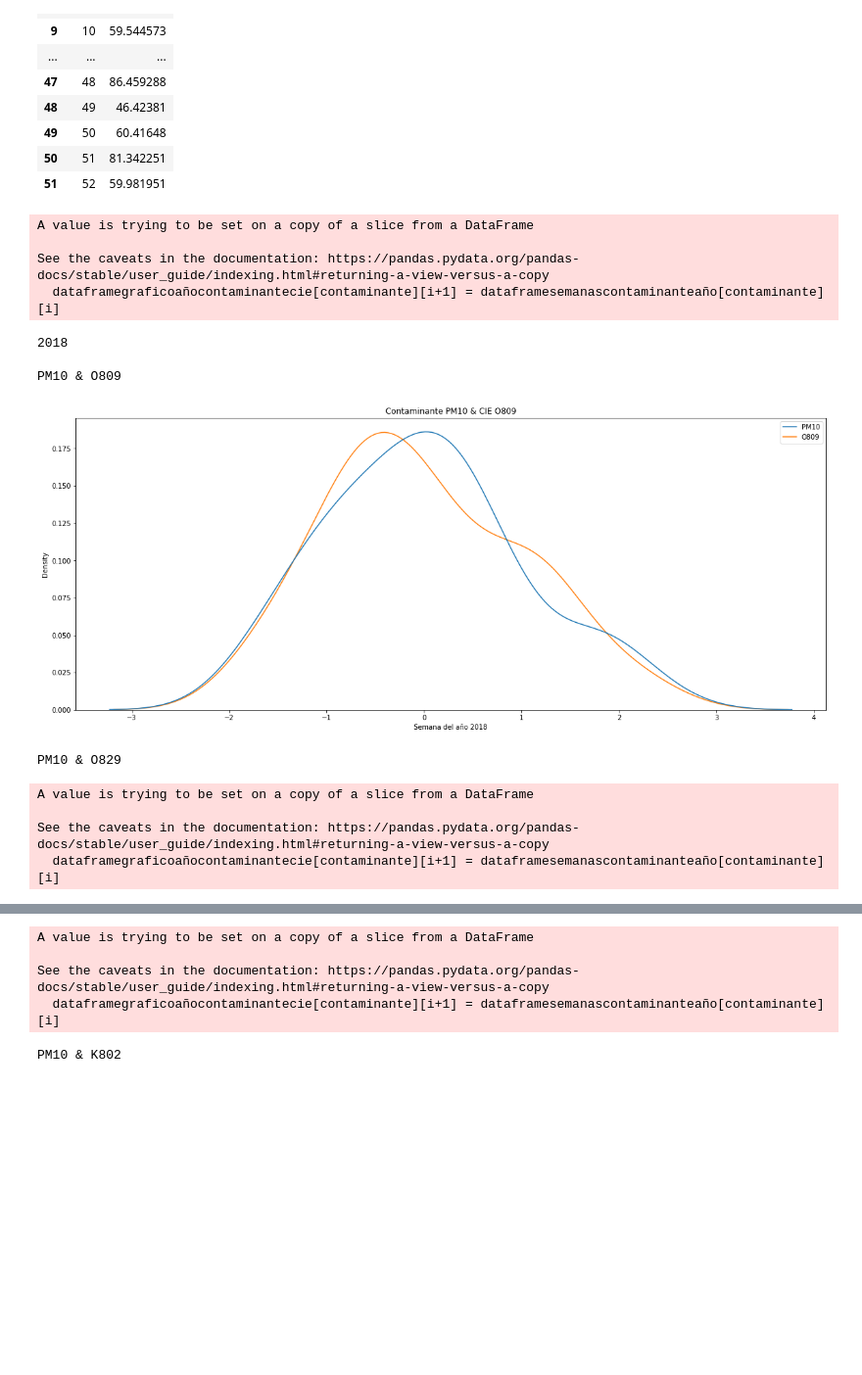
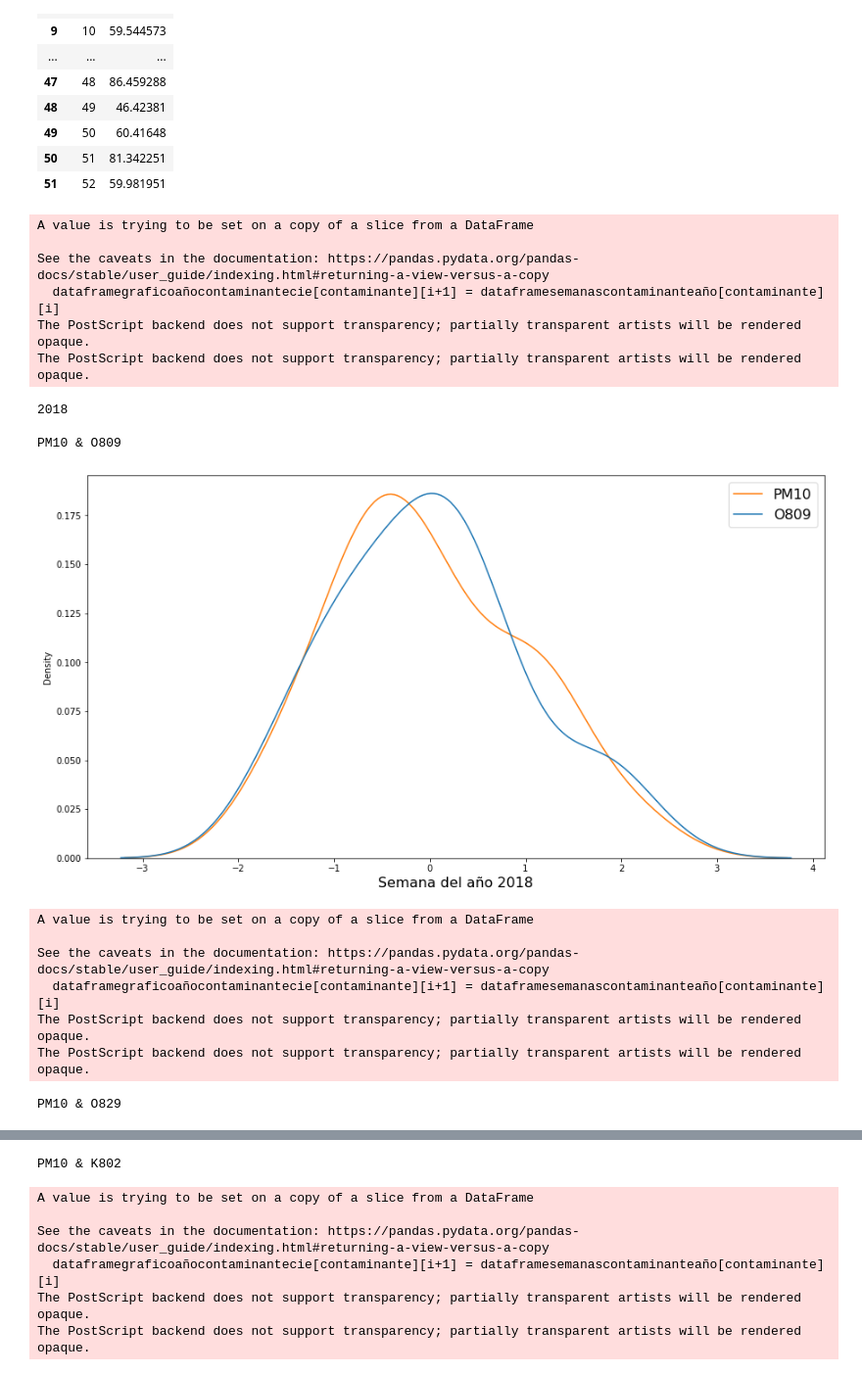
Before and after one commit to selenebpradop/relaciones-contaminantes-salud, a Jupyter notebook: Jupyter/series_PM10_egresos.ipynb, the cells around one changed output, grey strips where cells are left out. Shown at 98% size. Drawn from its saved outputs; the diff is of its cells as text; code cells hidden in the pictures; blank space fills up the shorter version.

```diff
--- a/Jupyter/series_PM10_egresos.ipynb
+++ b/Jupyter/series_PM10_egresos.ipynb
@@ -296,11 +296,13 @@ for name in diagnosticosaño.index:
             col_names = [contaminante, nameg]
         df_s = s_scaler.fit_transform(dataframegraficoañocontaminantecie)
         df_s = pd.DataFrame(df_s, columns=col_names)
-        fig, ax = plt.subplots(ncols=1, figsize=(20, 8))
+        fig, ax = plt.subplots(ncols=1, figsize=(15, 8))
         print('\n' + col_names[0] + ' & ' + col_names[1])
-        ax.set_title('Contaminante ' + col_names[0] + ' & CIE ' + col_names[1])
-        ax.set_xlabel('Semana del año ' + año)
+        # ax.set_title('Contaminante ' + col_names[0] + ' & CIE ' + col_names[1])
+        ax.set_xlabel('Semana del año ' + año, fontsize=16)
         sns.kdeplot(data=df_s)
+        plt.legend(labels=col_names, fontsize = 16)
+        plt.savefig(contaminante + '/' + col_names[0] + '&' + col_names[1] + '_' + año + '.eps', format='eps')
         plt.savefig(contaminante + '/' + col_names[0] + '&' + col_names[1] + '_' + año + '.jpg', format='jpg')
         plt.show()
     cont = cont+1
@@ -574,11 +584,13 @@ for name in diagnosticosaño.index:
             col_names = [contaminante, nameg]
         df_s = s_scaler.fit_transform(dataframegraficoañocontaminantecie)
         df_s = pd.DataFrame(df_s, columns=col_names)
-        fig, ax = plt.subplots(ncols=1, figsize=(20, 8))
+        fig, ax = plt.subplots(ncols=1, figsize=(15, 8))
         print('\n' + col_names[0] + ' & ' + col_names[1])
-        ax.set_title('Contaminante ' + col_names[0] + ' & CIE ' + col_names[1])
-        ax.set_xlabel('Semana del año ' + año)
+        # ax.set_title('Contaminante ' + col_names[0] + ' & CIE ' + col_names[1])
+        ax.set_xlabel('Semana del año ' + año, fontsize=16)
         sns.kdeplot(data=df_s)
+        plt.legend(labels=col_names, fontsize = 16)
+        plt.savefig(contaminante + '/' + col_names[0] + '&' + col_names[1] + '_' + año + '.eps', format='eps')
         plt.savefig(contaminante + '/' + col_names[0] + '&' + col_names[1] + '_' + año + '.jpg', format='jpg')
         plt.show()
     cont = cont+1
@@ -852,11 +871,13 @@ for name in diagnosticosaño.index:
             col_names = [contaminante, nameg]
         df_s = s_scaler.fit_transform(dataframegraficoañocontaminantecie)
         df_s = pd.DataFrame(df_s, columns=col_names)
-        fig, ax = plt.subplots(ncols=1, figsize=(20, 8))
+        fig, ax = plt.subplots(ncols=1, figsize=(15, 8))
         print('\n' + col_names[0] + ' & ' + col_names[1])
-        ax.set_title('Contaminante ' + col_names[0] + ' & CIE ' + col_names[1])
-        ax.set_xlabel('Semana del año ' + año)
+        # ax.set_title('Contaminante ' + col_names[0] + ' & CIE ' + col_names[1])
+        ax.set_xlabel('Semana del año ' + año, fontsize=16)
         sns.kdeplot(data=df_s)
+        plt.legend(labels=col_names, fontsize = 16)
+        plt.savefig(contaminante + '/' + col_names[0] + '&' + col_names[1] + '_' + año + '.eps', format='eps')
         plt.savefig(contaminante + '/' + col_names[0] + '&' + col_names[1] + '_' + año + '.jpg', format='jpg')
         plt.show()
     cont = cont+1
@@ -1130,11 +1158,13 @@ for name in diagnosticosaño.index:
             col_names = [contaminante, nameg]
         df_s = s_scaler.fit_transform(dataframegraficoañocontaminantecie)
         df_s = pd.DataFrame(df_s, columns=col_names)
-        fig, ax = plt.subplots(ncols=1, figsize=(20, 8))
+        fig, ax = plt.subplots(ncols=1, figsize=(15, 8))
         print('\n' + col_names[0] + ' & ' + col_names[1])
-        ax.set_title('Contaminante ' + col_names[0] + ' & CIE ' + col_names[1])
-        ax.set_xlabel('Semana del año ' + año)
+        # ax.set_title('Contaminante ' + col_names[0] + ' & CIE ' + col_names[1])
+        ax.set_xlabel('Semana del año ' + año, fontsize=16)
         sns.kdeplot(data=df_s)
+        plt.legend(labels=col_names, fontsize = 16)
+        plt.savefig(contaminante + '/' + col_names[0] + '&' + col_names[1] + '_' + año + '.eps', format='eps')
         plt.savefig(contaminante + '/' + col_names[0] + '&' + col_names[1] + '_' + año + '.jpg', format='jpg')
         plt.show()
     cont = cont+1
@@ -1394,39 +1429,45 @@ for name in diagnosticosaño.index:
         dataframegraficoañocontaminantecie[contaminante] = dataframesemanascontaminanteaño[contaminante]
         dataframegraficoañocontaminantecie = dataframegraficoañocontaminantecie.reindex(ind)
         if cont < mindividuales:
             dataframegraficoañocontaminantecie[name] = ciesaño['EGRESO'][name]
             for i in range (n):
                 dataframegraficoañocontaminantecie[contaminante][i+1] = dataframesemanascontaminanteaño[contaminante][i]
             col_names = [contaminante, name]
         else:
             nameg =  letras[cont]
             ciesagrupadas = dataframeegresosaño.loc[dataframeegresosaño['DIAG_INI'].str.startswith(nameg)]
             ciesagrupadas = ciesagrupadas['sem'].value_counts()
             dataframegraficoañocontaminantecie[nameg] = ciesagrupadas
             for i in range (n):
                 dataframegraficoañocontaminantecie[contaminante][i+1] = dataframesemanascontaminanteaño[contaminante][i]
             col_names = [contaminante, nameg]
         df_s = s_scaler.fit_transform(dataframegraficoañocontaminantecie)
         df_s = pd.DataFrame(df_s, columns=col_names)
-        fig, ax = plt.subplots(ncols=1, figsize=(20, 8))
+        fig, ax = plt.subplots(ncols=1, figsize=(15, 8))
         print('\n' + col_names[0] + ' & ' + col_names[1])
-        ax.set_title('Contaminante ' + col_names[0] + ' & CIE ' + col_names[1])
-        ax.set_xlabel('Semana del año ' + año)
+        # ax.set_title('Contaminante ' + col_names[0] + ' & CIE ' + col_names[1])
+        ax.set_xlabel('Semana del año ' + año, fontsize=16)
         sns.kdeplot(data=df_s)
+        plt.legend(labels=col_names, fontsize = 16)
+        plt.savefig(contaminante + '/' + col_names[0] + '&' + col_names[1] + '_' + año + '.eps', format='eps')
         plt.savefig(contaminante + '/' + col_names[0] + '&' + col_names[1] + '_' + año + '.jpg', format='jpg')
         plt.show()
     cont = cont+1
 # %% [output]
 A value is trying to be set on a copy of a slice from a DataFrame
 
 See the caveats in the documentation: https://pandas.pydata.org/pandas-docs/stable/user_guide/indexing.html#returning-a-view-versus-a-copy
   dataframegraficoañocontaminantecie[contaminante][i+1] = dataframesemanascontaminanteaño[contaminante][i]
+The PostScript backend does not support transparency; partially transparent artists will be rendered opaque.
+The PostScript backend does not support transparency; partially transparent artists will be rendered opaque.
 2018
 
 PM10 & O809
-[figure, old version]
+[figure, new version]
-PM10 & O829
+A value is trying to be set on a copy of a slice from a DataFrame
+
+See the caveats in the documentation: https://pandas.pydata.org/pandas-docs/stable/user_guide/indexing.html#returning-a-view-versus-a-copy
+  dataframegraficoañocontaminantecie[contaminante][i+1] = dataframesemanascontaminanteaño[contaminante][i]
+The PostScript backend does not support transparency; partially transparent artists will be rendered opaque.
+The PostScript backend does not support transparency; partially transparent artists will be rendered opaque.
-A value is trying to be set on a copy of a slice from a DataFrame
-
-See the caveats in the documentation: https://pandas.pydata.org/pandas-docs/stable/user_guide/indexing.html#returning-a-view-versus-a-copy
-  dataframegraficoañocontaminantecie[contaminante][i+1] = dataframesemanascontaminanteaño[contaminante][i]
+PM10 & O829
@@ -1434,5 +1475,7 @@ See the caveats in the documentation: https://pandas.pydata.org/pandas-docs/stab
-A value is trying to be set on a copy of a slice from a DataFrame
-
-See the caveats in the documentation: https://pandas.pydata.org/pandas-docs/stable/user_guide/indexing.html#returning-a-view-versus-a-copy
-  dataframegraficoañocontaminantecie[contaminante][i+1] = dataframesemanascontaminanteaño[contaminante][i]
+PM10 & K802
-PM10 & K802
+A value is trying to be set on a copy of a slice from a DataFrame
+
+See the caveats in the documentation: https://pandas.pydata.org/pandas-docs/stable/user_guide/indexing.html#returning-a-view-versus-a-copy
+  dataframegraficoañocontaminantecie[contaminante][i+1] = dataframesemanascontaminanteaño[contaminante][i]
+The PostScript backend does not support transparency; partially transparent artists will be rendered opaque.
+The PostScript backend does not support transparency; partially transparent artists will be rendered opaque.
```
Also changed, not shown: parts of 5 cells of this notebook, 1 other file.
